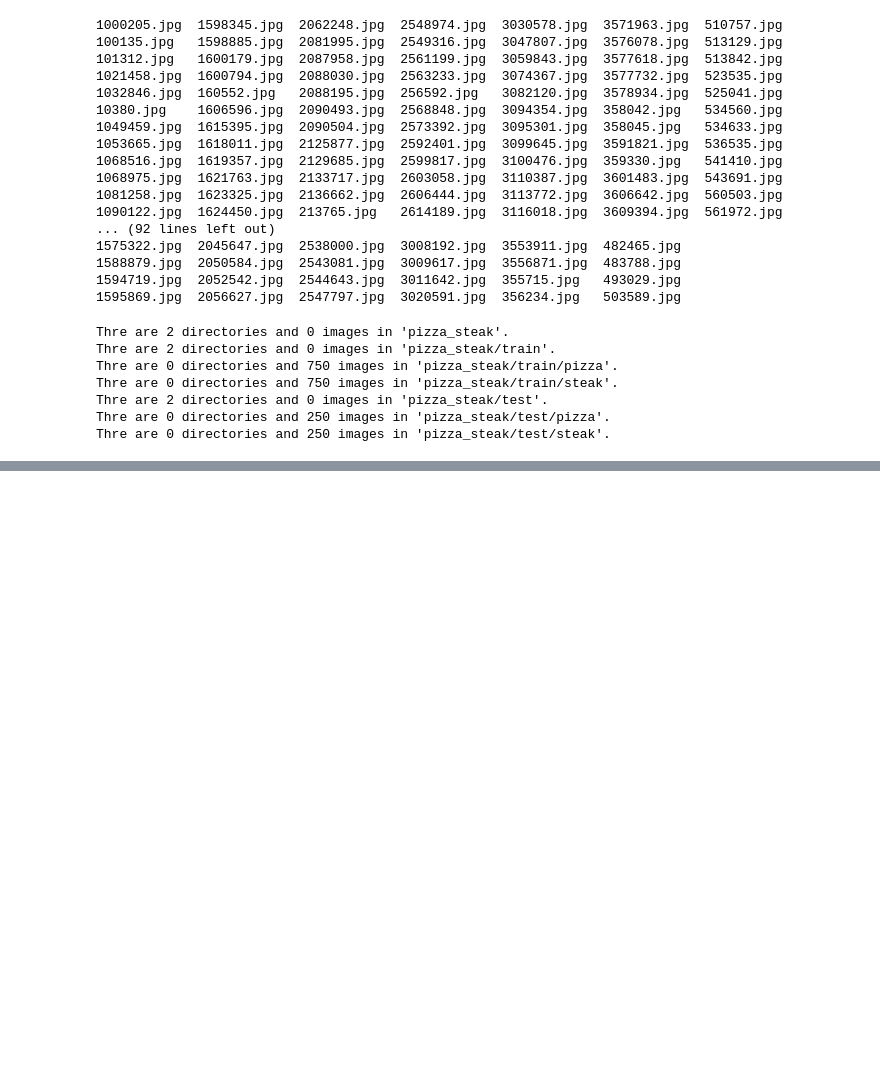
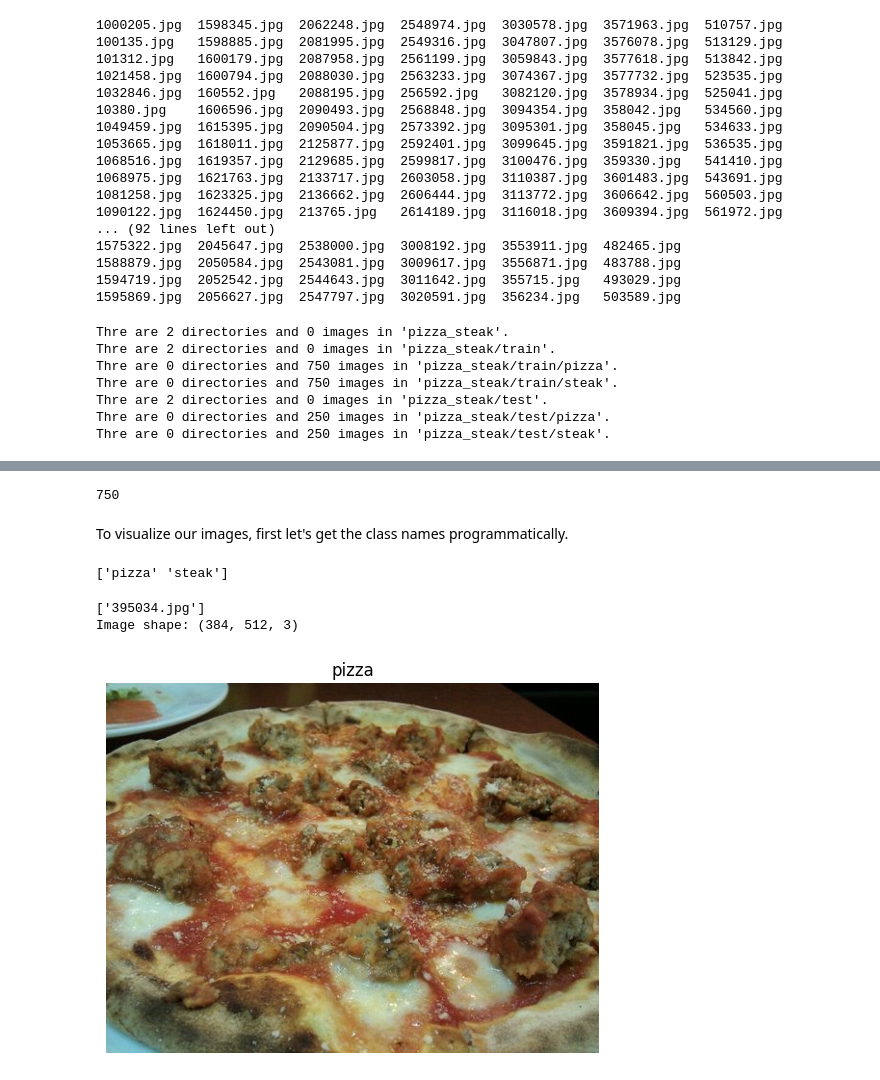
Before and after one commit to mehmetzorlu/tensowflow_bootcamp, a Jupyter notebook: 03_introduction_to_computer_vision_wtih_tensorflow.ipynb, the cells around one changed output, grey strips where cells are left out. Drawn from its saved outputs; the diff is of its cells as text; code cells hidden in the pictures; blank space fills up the shorter version.

Commit message:
becoming one with data part2 (109)

```diff
--- a/03_introduction_to_computer_vision_wtih_tensorflow.ipynb
+++ b/03_introduction_to_computer_vision_wtih_tensorflow.ipynb
@@ -88,0 +89,49 @@ drwxr-xr-x 4 root root 4096 Mar 14 23:14 train
+# %%
+# another way to find out how many images are in a file
+num_steak_images_train = len(os.listdir("pizza_steak/train/steak"))
+
+num_steak_images_train
+# %% [output]
+750
+# %% [markdown]
+To visualize our images, first let's get the class names programmatically.
+# %%
+# Get the classnames programmatically
+import pathlib
+import numpy as np
+data_dir = pathlib.Path("pizza_steak/train")
+class_names = np.array(sorted([item.name for item in data_dir.glob("*")])) # Created a list of class_names from the subdirectories
+print(class_names)
+# %% [output]
+['pizza' 'steak']
+# %%
+# Let's visualize our images
+import matplotlib.pyplot as plt
+import matplotlib.image as mpimg
+import random
+
+def view_random_image(target_dir, target_class):
+  # Setup the target directory (we'll view images from here)
+  target_folder = target_dir + "/"  + target_class
+
+  # Get a random image_path
+  random_image = random.sample(os.listdir(target_folder), 1)
+  print(random_image)
+
+  # Read in the image and plot it using matplotlib
+  img = mpimg.imread(target_folder + "/" + random_image[0])
+  plt.imshow(img)
+  plt.title(target_class)
+  plt.axis("off")
+
+  print(f"Image shape: {img.shape}") # show the shape of the image
+
+  return img
+# %%
+# View a ranfom image from the training dataset
+img = view_random_image(target_dir="pizza_steak/train",
+                        target_class="pizza")
+# %% [output]
+['395034.jpg']
+Image shape: (384, 512, 3)
+[figure, added]
```
Also changed, not shown: parts of 3 cells of this notebook.
